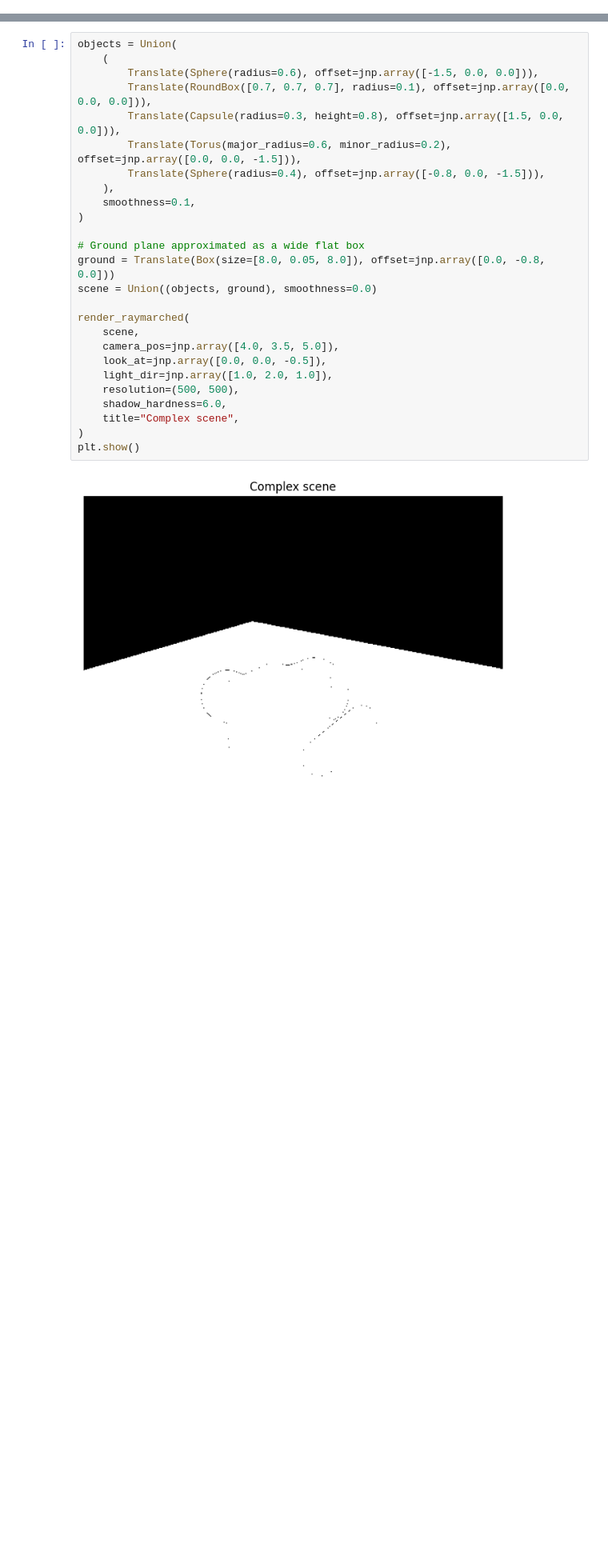
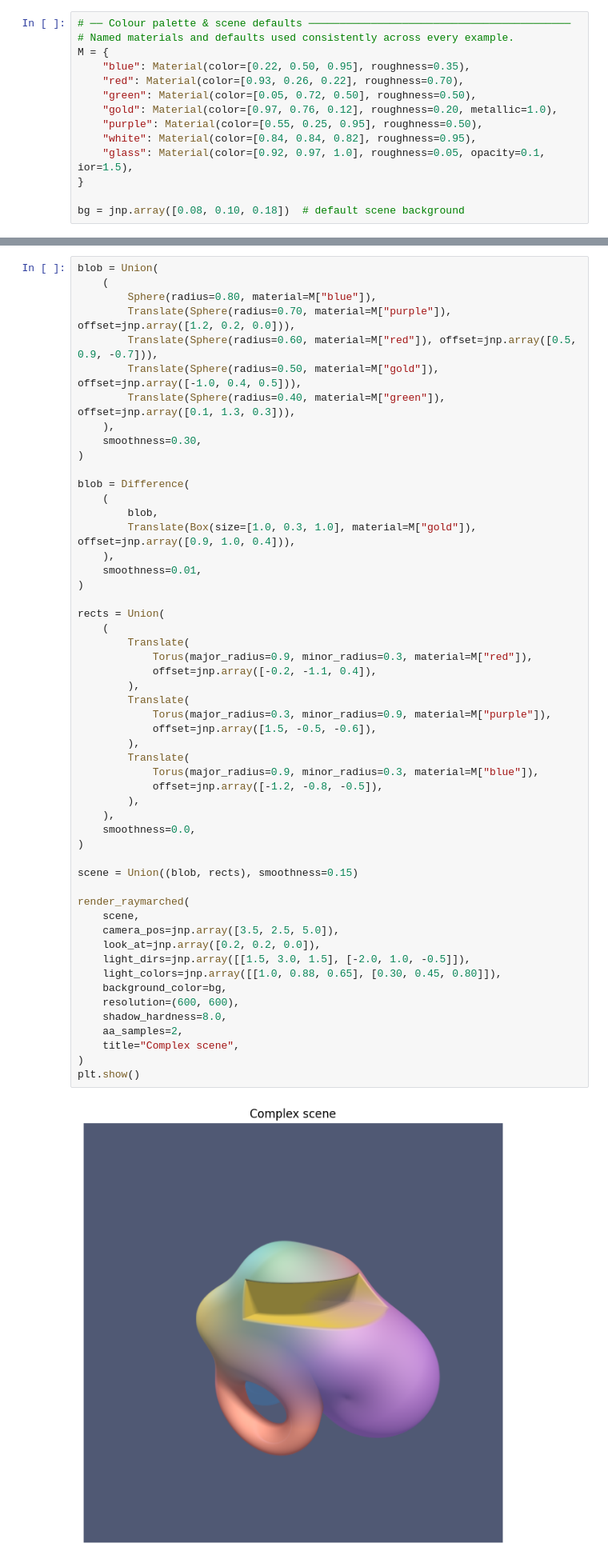
Before and after one commit to andrinr/jaxcad, a Jupyter notebook: examples/render.ipynb, the cells around one changed output, grey strips where cells are left out. Shown at 80% size. Drawn from its saved outputs; the diff is of its cells as text; blank space fills up the shorter version.

```diff
--- a/examples/render.ipynb
+++ b/examples/render.ipynb
@@ -34 +11,15 @@ plt.show()
+# %%
+# ── Colour palette & scene defaults ──────────────────────────────────────────
+# Named materials and defaults used consistently across every example.
+M = {
+    "blue": Material(color=[0.22, 0.50, 0.95], roughness=0.35),
+    "red": Material(color=[0.93, 0.26, 0.22], roughness=0.70),
+    "green": Material(color=[0.05, 0.72, 0.50], roughness=0.50),
+    "gold": Material(color=[0.97, 0.76, 0.12], roughness=0.20, metallic=1.0),
+    "purple": Material(color=[0.55, 0.25, 0.95], roughness=0.50),
+    "white": Material(color=[0.84, 0.84, 0.82], roughness=0.95),
+    "glass": Material(color=[0.92, 0.97, 1.0], roughness=0.05, opacity=0.1, ior=1.5),
+}
+
+bg = jnp.array([0.08, 0.10, 0.18])  # default scene background
 # %% [markdown]
@@ -157,29 +137,56 @@ A more detailed scene rendered at higher resolution.
 # %%
-objects = Union(
+blob = Union(
     (
-        Translate(Sphere(radius=0.6), offset=jnp.array([-1.5, 0.0, 0.0])),
-        Translate(RoundBox([0.7, 0.7, 0.7], radius=0.1), offset=jnp.array([0.0, 0.0, 0.0])),
-        Translate(Capsule(radius=0.3, height=0.8), offset=jnp.array([1.5, 0.0, 0.0])),
-        Translate(Torus(major_radius=0.6, minor_radius=0.2), offset=jnp.array([0.0, 0.0, -1.5])),
-        Translate(Sphere(radius=0.4), offset=jnp.array([-0.8, 0.0, -1.5])),
+        Sphere(radius=0.80, material=M["blue"]),
+        Translate(Sphere(radius=0.70, material=M["purple"]), offset=jnp.array([1.2, 0.2, 0.0])),
+        Translate(Sphere(radius=0.60, material=M["red"]), offset=jnp.array([0.5, 0.9, -0.7])),
+        Translate(Sphere(radius=0.50, material=M["gold"]), offset=jnp.array([-1.0, 0.4, 0.5])),
+        Translate(Sphere(radius=0.40, material=M["green"]), offset=jnp.array([0.1, 1.3, 0.3])),
     ),
-    smoothness=0.1,
+    smoothness=0.30,
 )
 
-# Ground plane approximated as a wide flat box
-ground = Translate(Box(size=[8.0, 0.05, 8.0]), offset=jnp.array([0.0, -0.8, 0.0]))
-scene = Union((objects, ground), smoothness=0.0)
+blob = Difference(
+    (
+        blob,
+        Translate(Box(size=[1.0, 0.3, 1.0], material=M["gold"]), offset=jnp.array([0.9, 1.0, 0.4])),
+    ),
+    smoothness=0.01,
+)
+
+rects = Union(
+    (
+        Translate(
+            Torus(major_radius=0.9, minor_radius=0.3, material=M["red"]),
+            offset=jnp.array([-0.2, -1.1, 0.4]),
+        ),
+        Translate(
+            Torus(major_radius=0.3, minor_radius=0.9, material=M["purple"]),
+            offset=jnp.array([1.5, -0.5, -0.6]),
+        ),
+        Translate(
+            Torus(major_radius=0.9, minor_radius=0.3, material=M["blue"]),
+            offset=jnp.array([-1.2, -0.8, -0.5]),
+        ),
+    ),
+    smoothness=0.0,
+)
+
+scene = Union((blob, rects), smoothness=0.15)
 
 render_raymarched(
     scene,
-    camera_pos=jnp.array([4.0, 3.5, 5.0]),
-    look_at=jnp.array([0.0, 0.0, -0.5]),
-    light_dir=jnp.array([1.0, 2.0, 1.0]),
-    resolution=(500, 500),
-    shadow_hardness=6.0,
+    camera_pos=jnp.array([3.5, 2.5, 5.0]),
+    look_at=jnp.array([0.2, 0.2, 0.0]),
+    light_dirs=jnp.array([[1.5, 3.0, 1.5], [-2.0, 1.0, -0.5]]),
+    light_colors=jnp.array([[1.0, 0.88, 0.65], [0.30, 0.45, 0.80]]),
+    background_color=bg,
+    resolution=(600, 600),
+    shadow_hardness=8.0,
+    aa_samples=2,
     title="Complex scene",
 )
 plt.show()
 # %% [output]
-[figure, old version]
+[figure, new version]
 # %% [markdown]
```
Also changed, not shown: parts of 16 cells of this notebook, 30 other files.
